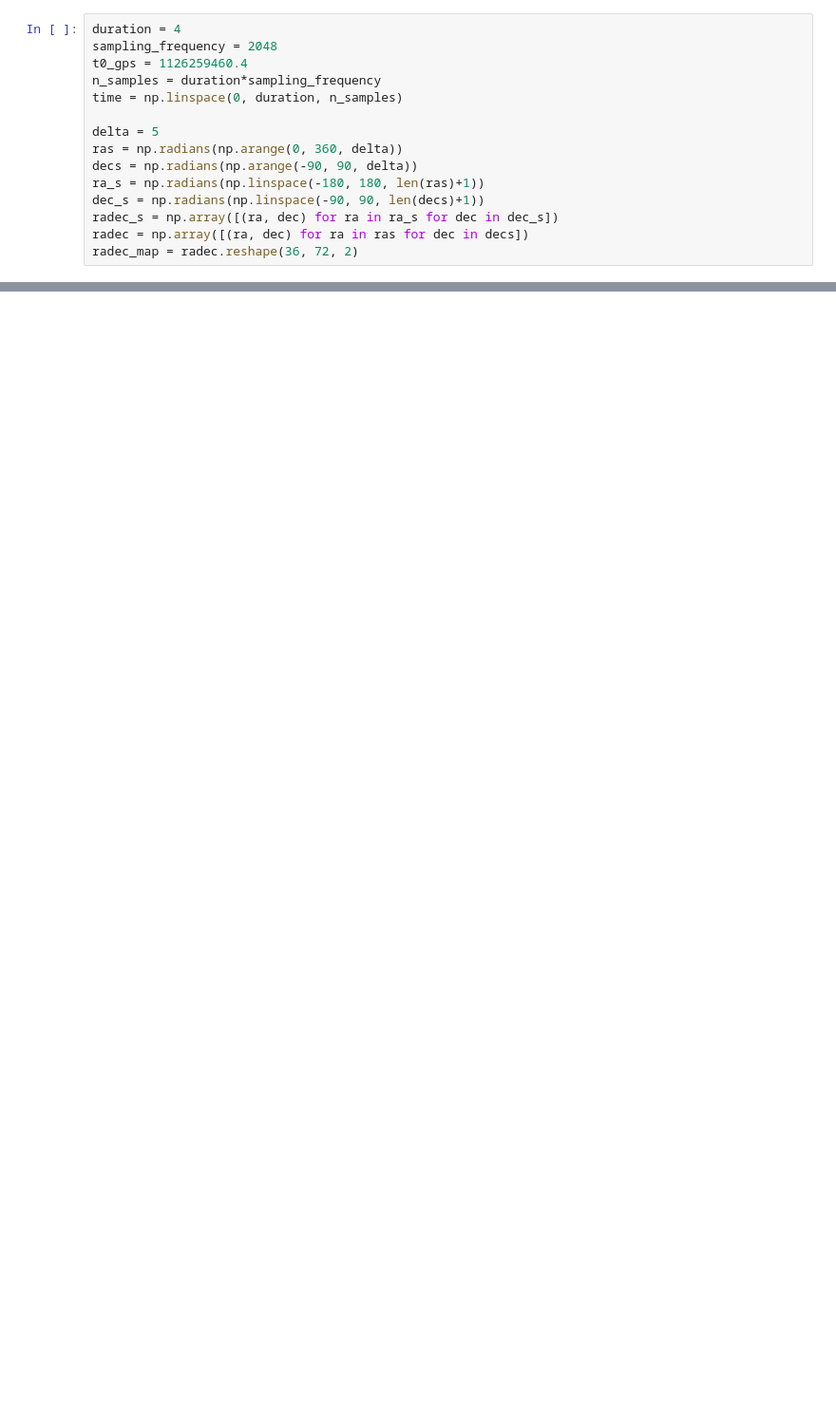
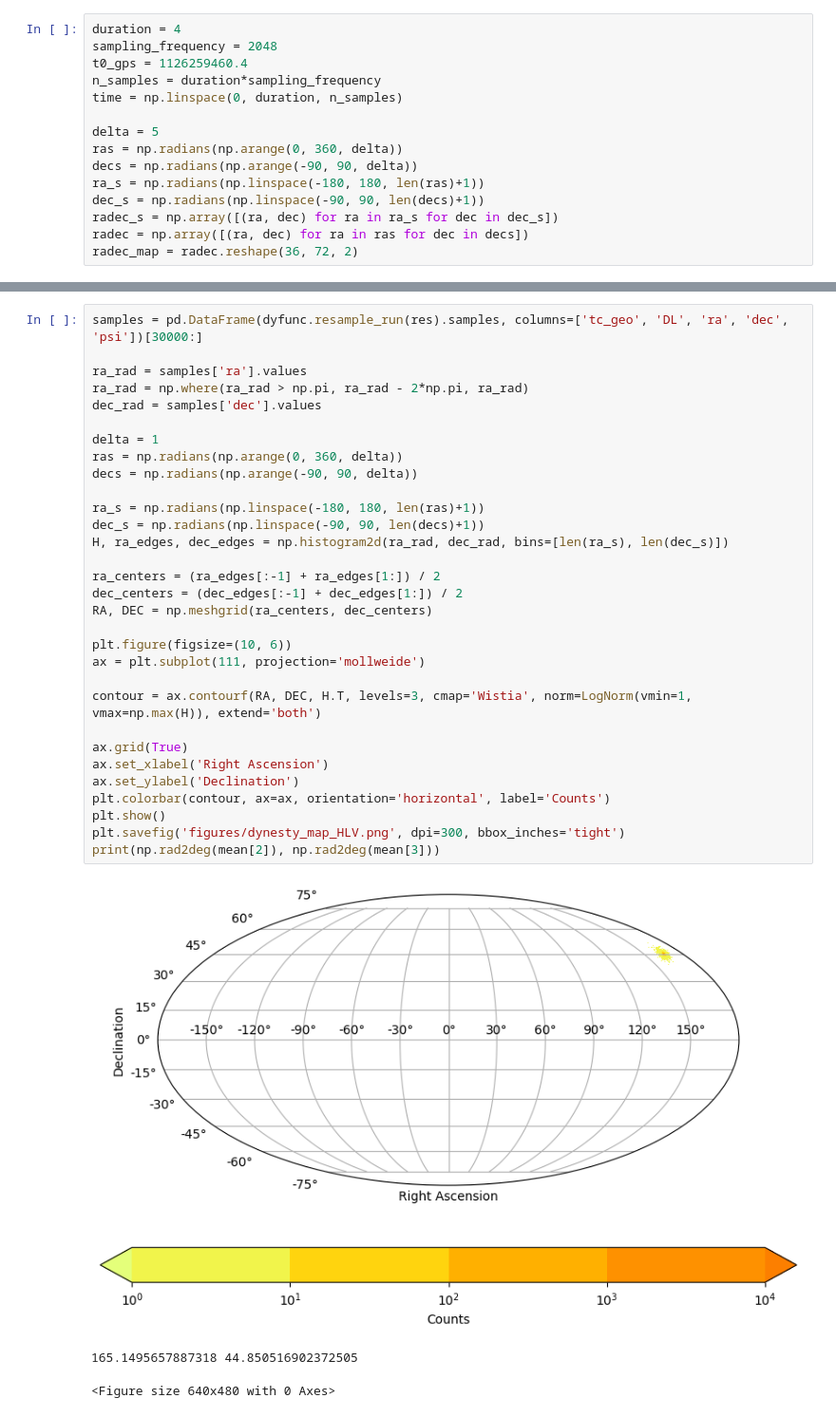
Before and after one commit to ljf441/gw-cosmology, a Jupyter notebook: bayesian.ipynb, the cells around one changed output, grey strips where cells are left out. Shown: that part at 95% size. Drawn from its saved outputs; the diff is of its cells as text; blank space fills up the shorter version.

```diff
--- a/bayesian.ipynb
+++ b/bayesian.ipynb
@@ -164,0 +96,35 @@ res_iso = sampler_iso.results
+# %%
+samples = pd.DataFrame(dyfunc.resample_run(res).samples, columns=['tc_geo', 'DL', 'ra', 'dec', 'psi'])[30000:]
+
+ra_rad = samples['ra'].values
+ra_rad = np.where(ra_rad > np.pi, ra_rad - 2*np.pi, ra_rad)
+dec_rad = samples['dec'].values
+
+delta = 1
+ras = np.radians(np.arange(0, 360, delta))
+decs = np.radians(np.arange(-90, 90, delta))
+
+ra_s = np.radians(np.linspace(-180, 180, len(ras)+1))
+dec_s = np.radians(np.linspace(-90, 90, len(decs)+1))
+H, ra_edges, dec_edges = np.histogram2d(ra_rad, dec_rad, bins=[len(ra_s), len(dec_s)])
+
+ra_centers = (ra_edges[:-1] + ra_edges[1:]) / 2
+dec_centers = (dec_edges[:-1] + dec_edges[1:]) / 2
+RA, DEC = np.meshgrid(ra_centers, dec_centers)
+
+plt.figure(figsize=(10, 6))
+ax = plt.subplot(111, projection='mollweide')
+
+contour = ax.contourf(RA, DEC, H.T, levels=3, cmap='Wistia', norm=LogNorm(vmin=1, vmax=np.max(H)), extend='both')
+
+ax.grid(True)
+ax.set_xlabel('Right Ascension')
+ax.set_ylabel('Declination')
+plt.colorbar(contour, ax=ax, orientation='horizontal', label='Counts')
+plt.show()
+plt.savefig('figures/dynesty_map_HLV.png', dpi=300, bbox_inches='tight')
+print(np.rad2deg(mean[2]), np.rad2deg(mean[3]))
+# %% [output]
+[figure, added]
+165.1495657887318 44.850516902372505
+<Figure size 640x480 with 0 Axes>
```
Also changed, not shown: parts of 13 cells of this notebook, 28 other files.
